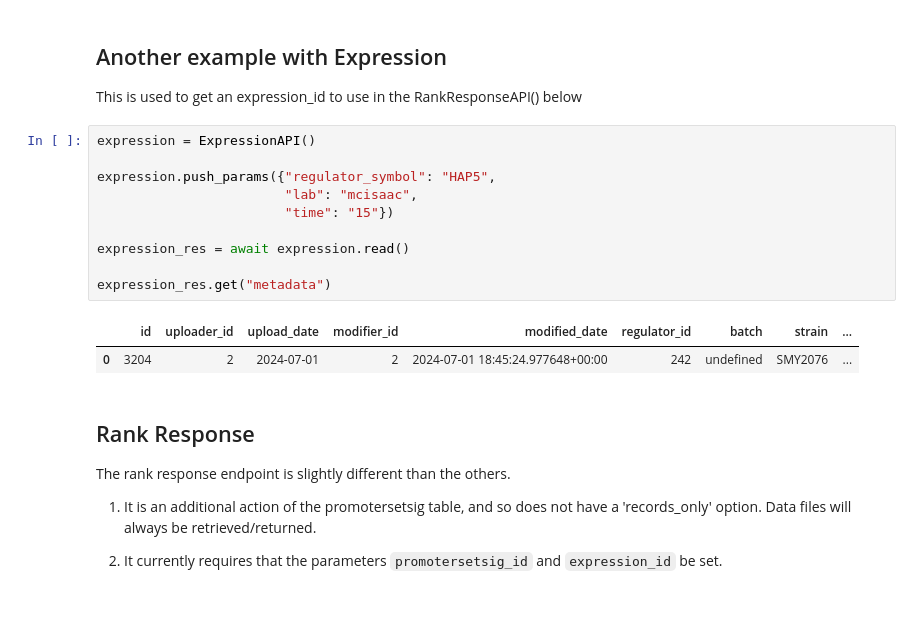
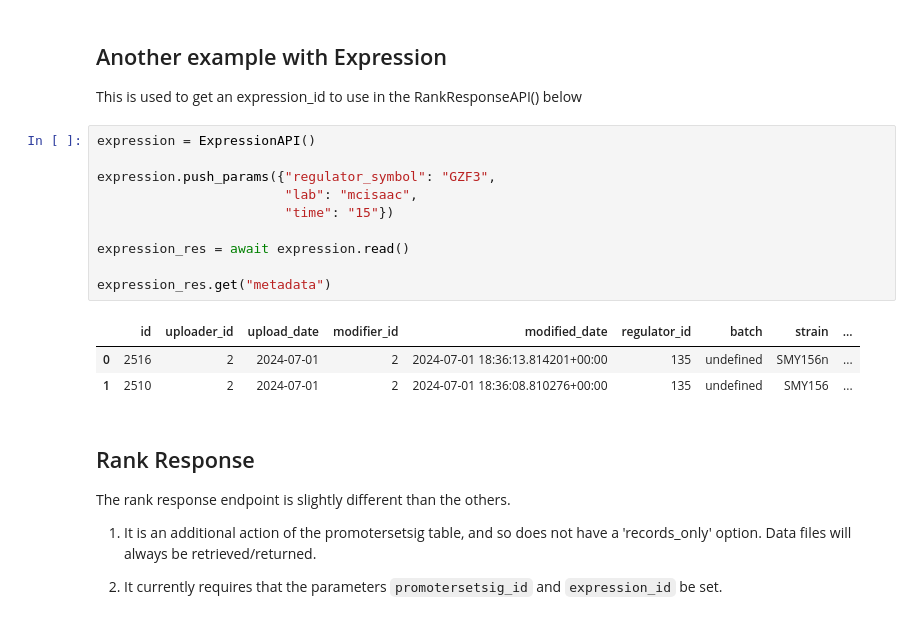
Before and after one commit to ejiawustl/yeastdnnexplorer, a Jupyter notebook: docs/tutorials/database_interface.ipynb, the cells around one changed output. Cells and saved outputs as stored; diff of their text form.

```diff
--- a/docs/tutorials/database_interface.ipynb
+++ b/docs/tutorials/database_interface.ipynb
@@ -285,16 +292,17 @@ This is used to get an expression_id to use in the RankResponseAPI() below
 # %%
 expression = ExpressionAPI()
 
-expression.push_params({"regulator_symbol": "HAP5",
+expression.push_params({"regulator_symbol": "GZF3",
                         "lab": "mcisaac",
                         "time": "15"})
 
 expression_res = await expression.read()
 
 expression_res.get("metadata")
 # %% [output]
 |  | id | uploader_id | upload_date | modifier_id | modified_date | regulator_id | batch | strain | ... |
-| 0 | 3204 | 2 | 2024-07-01 | 2 | 2024-07-01 18:45:24.977648+00:00 | 242 | undefined | SMY2076 | ... |
+| 0 | 2516 | 2 | 2024-07-01 | 2 | 2024-07-01 18:36:13.814201+00:00 | 135 | undefined | SMY156n | ... |
+| 1 | 2510 | 2 | 2024-07-01 | 2 | 2024-07-01 18:36:08.810276+00:00 | 135 | undefined | SMY156 | ... |
 # %% [markdown]
 ## Rank Response
 
```
Also changed, not shown: parts of 19 cells of this notebook.
